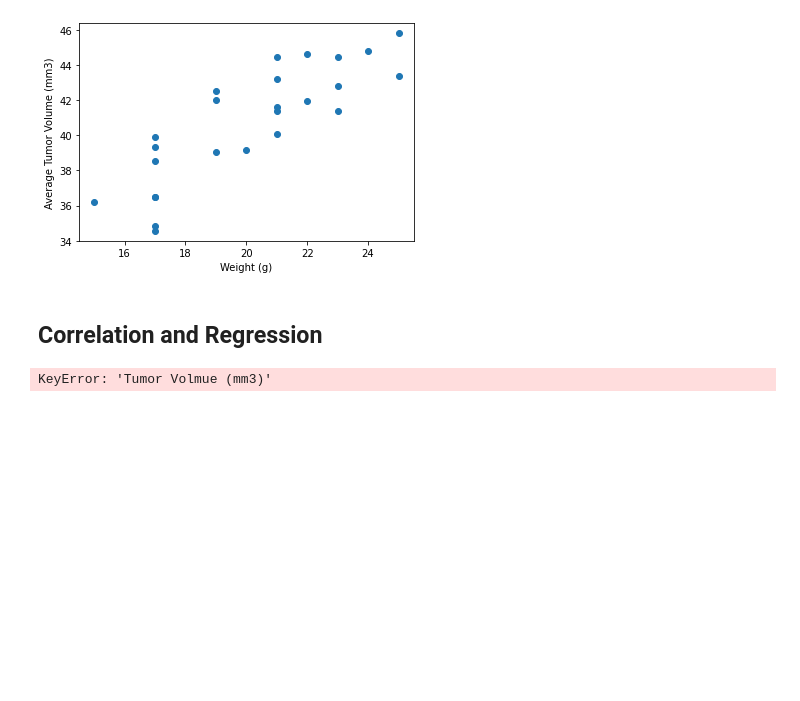
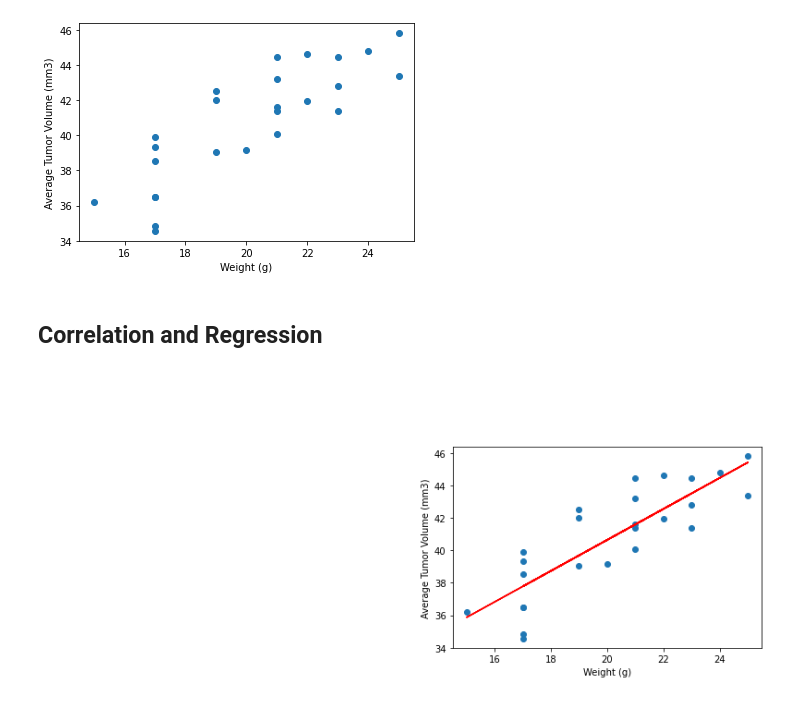
Before and after one commit to James-Ashley/matplotlib-challenge, a Jupyter notebook: Pymaceuticals/pymaceuticals_starter.ipynb, the cells around one changed output. Cells and saved outputs as stored; diff of their text form; code cells hidden in the pictures; blank space fills up the shorter version.

```diff
--- a/Pymaceuticals/pymaceuticals_starter.ipynb
+++ b/Pymaceuticals/pymaceuticals_starter.ipynb
@@ -274,18 +274,18 @@ plt.show()
 # %%
 # Calculate the correlation coefficient and linear regression model
 # for mouse weight and average tumor volume for the Capomulin regimen
 from scipy.stats import linregress
 x_values = avg_stats['Weight (g)']
-y_values = avg_stats['Tumor Volmue (mm3)']
+y_values = avg_stats['Tumor Volume (mm3)']
 (slope, intercept, rvalue, pvalue, stderr) = linregress(x_values, y_values)
 regress_values = x_values * slope + intercept
 line_eq = "y = " + str(round(slope,2)) + "x + " + str(round(intercept,2))
 plt.scatter(x_values,y_values)
 plt.plot(x_values,regress_values,"r-")
 plt.annotate(line_eq,(0,50),fontsize=15,color="red")
 plt.xlabel('Weight (g)')
 plt.ylabel('Average Tumor Volume (mm3)')
-print(f"The r-squared is: {rvalue**2}")
+
 plt.show()
 # %% [output]
-KeyError: 'Tumor Volmue (mm3)'
+[figure, added]
```
